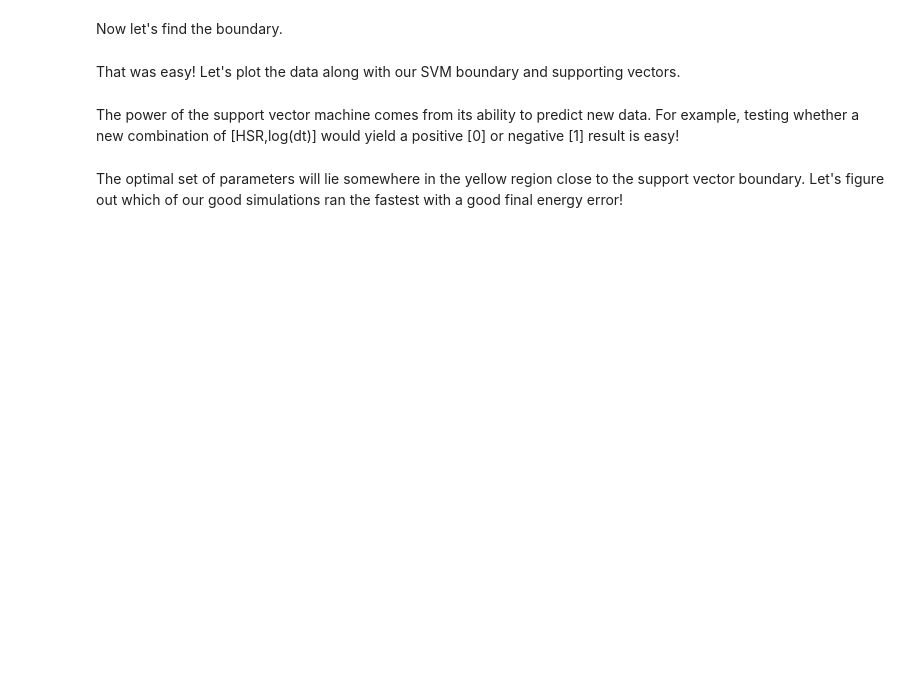
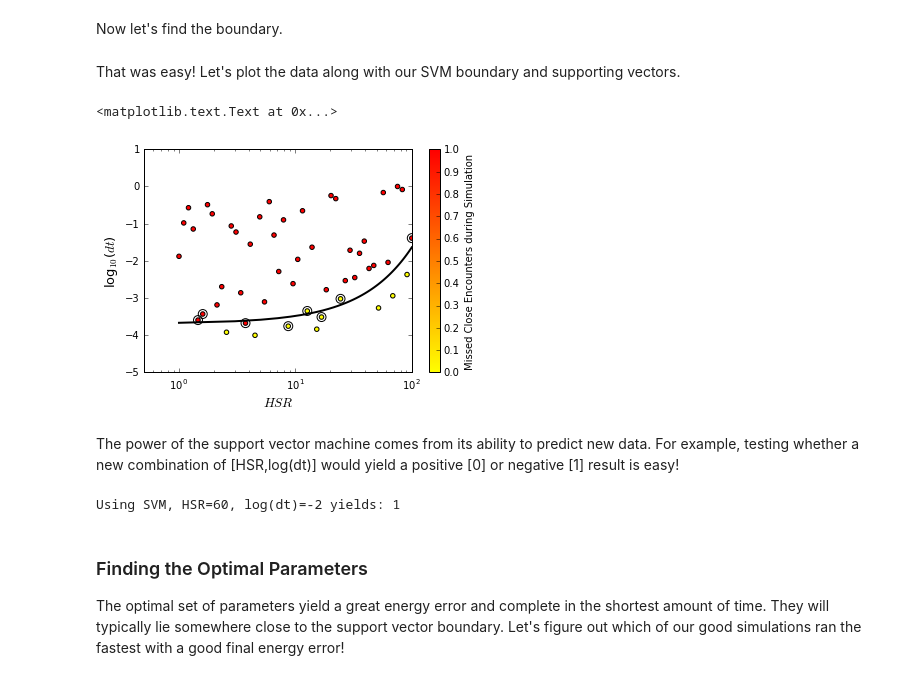
Before and after one commit to silburt/rebound, a Jupyter notebook: ipython_examples/OptimizeHERMES.ipynb, the cells around one changed output. Saved outputs shown, nothing was run; the diff lists cells and outputs as text; code cells hidden in the pictures; blank space fills up the shorter version.

```diff
--- a/ipython_examples/OptimizeHERMES.ipynb
+++ b/ipython_examples/OptimizeHERMES.ipynb
@@ -174,44 +180,54 @@ from sklearn.preprocessing import StandardScaler
 y=data["bad_dt"]
 data["logdt"] = np.log10(data["dt"])  #convert log axis to linear
 Xcolumns = ["HSR","logdt"]
-X = data[Xcolumns]
+XX = data[Xcolumns]
 scaler = StandardScaler().fit(X)
-X = scaler.transform(X)
+X = scaler.transform(XX)
 # %% [markdown]
 Now let's find the boundary.
 # %%
 from sklearn.svm import SVC
-clf=SVC(kernel='linear', C=1)
+clf=SVC(kernel='linear',C=10)
 clf.fit(X,y);
 # %% [markdown]
 That was easy! Let's plot the data along with our SVM boundary and supporting vectors.
 # %%
 #Get SVM coefficients
 w=clf.coef_[0]
 a=-w[0]/w[1]
 
 #sample the SVM boundary and transform back to original co-ords
 x,y = zip(*X)
 xx = np.linspace(min(x),max(x))
 yy=a*xx-(clf.intercept_[0])/w[1]
 xx,yy = zip(*scaler.inverse_transform(zip(xx,yy)))
 
 #get support vectors and transform back to original coords
 supx, supy = zip(*scaler.inverse_transform(zip(clf.support_vectors_[:,0],clf.support_vectors_[:,1])))
 
 #plot
 plt.plot(xx,yy,'k-',linewidth=2)
 plt.scatter(data["HSR"], data["logdt"], c=data["bad_dt"], cmap="autumn_r")
+cbar = plt.colorbar()
+cbar.set_label("Missed Close Encounters during Simulation",size=10)
 plt.scatter(supx,supy,s=80,facecolors='none')
+plt.xscale('log')
+plt.xlim([0.5,10**HSR[1]])
 plt.xlabel("$HSR$",fontsize=size)
 plt.ylabel("log$_{10}$($dt$)",fontsize=size)
+# %% [output]
+<matplotlib.text.Text at 0x...>
+[figure, added]
 # %% [markdown]
 The power of the support vector machine comes from its ability to predict new data. For example, testing whether a new combination of [HSR,log(dt)] would yield a positive [0] or negative [1] result is easy!
 # %%
-new = [60,-0.95]
+new = np.array([60,-2])
 
 print "Using SVM, HSR="+str(new[0])+", log(dt)="+str(new[1])+" yields:",clf.predict(scaler.transform(new))[0]
+# %% [output]
+Using SVM, HSR=60, log(dt)=-2 yields: 1
 # %% [markdown]
-The optimal set of parameters will lie somewhere in the yellow region close to the support vector boundary. Let's figure out which of our good simulations ran the fastest with a good final energy error!
+### Finding the Optimal Parameters
+The optimal set of parameters yield a great energy error and complete in the shortest amount of time. They will typically lie somewhere close to the support vector boundary. Let's figure out which of our good simulations ran the fastest with a good final energy error!
 # %%
 dgood = data[(data["bad_dt"]==0) & (data["dE"]<1e-9)]
```
Also changed, not shown: parts of 13 cells of this notebook.
